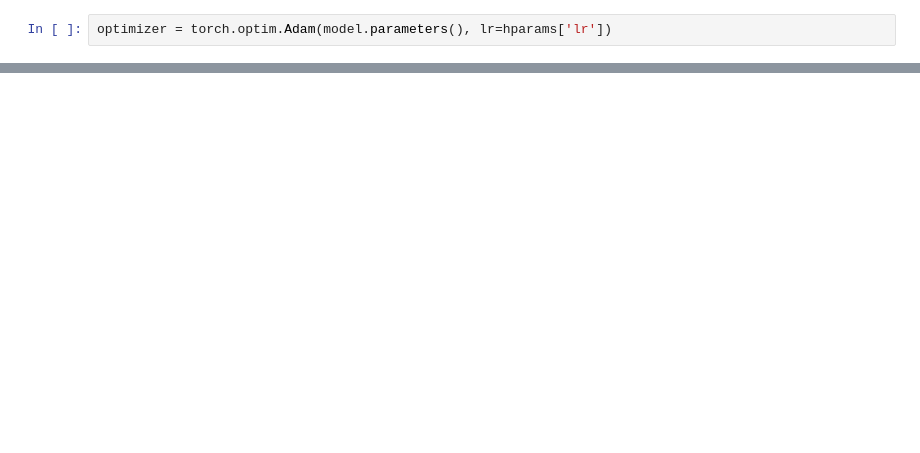
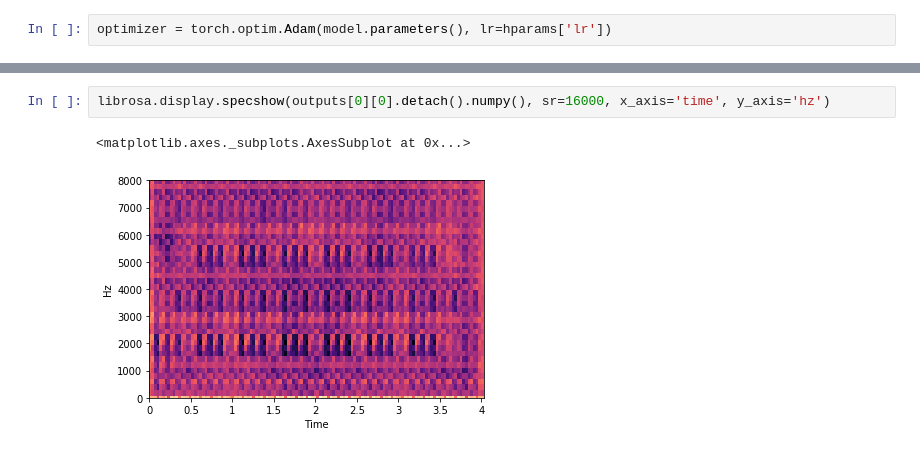
Before and after one commit to pgigioli/music_ml, a Jupyter notebook: train_autoencoder.ipynb, the cells around one changed output, grey strips where cells are left out. Drawn from its saved outputs; the diff is of its cells as text; blank space fills up the shorter version.

```diff
--- a/train_autoencoder.ipynb
+++ b/train_autoencoder.ipynb
@@ -78,0 +153,5 @@ tensor(0.6988, grad_fn=<BinaryCrossEntropyBackward>)
+# %%
+librosa.display.specshow(outputs[0][0].detach().numpy(), sr=16000, x_axis='time', y_axis='hz')
+# %% [output]
+<matplotlib.axes._subplots.AxesSubplot at 0x...>
+[figure, added]
```
Also changed, not shown: parts of 23 cells of this notebook, 2 other files.
